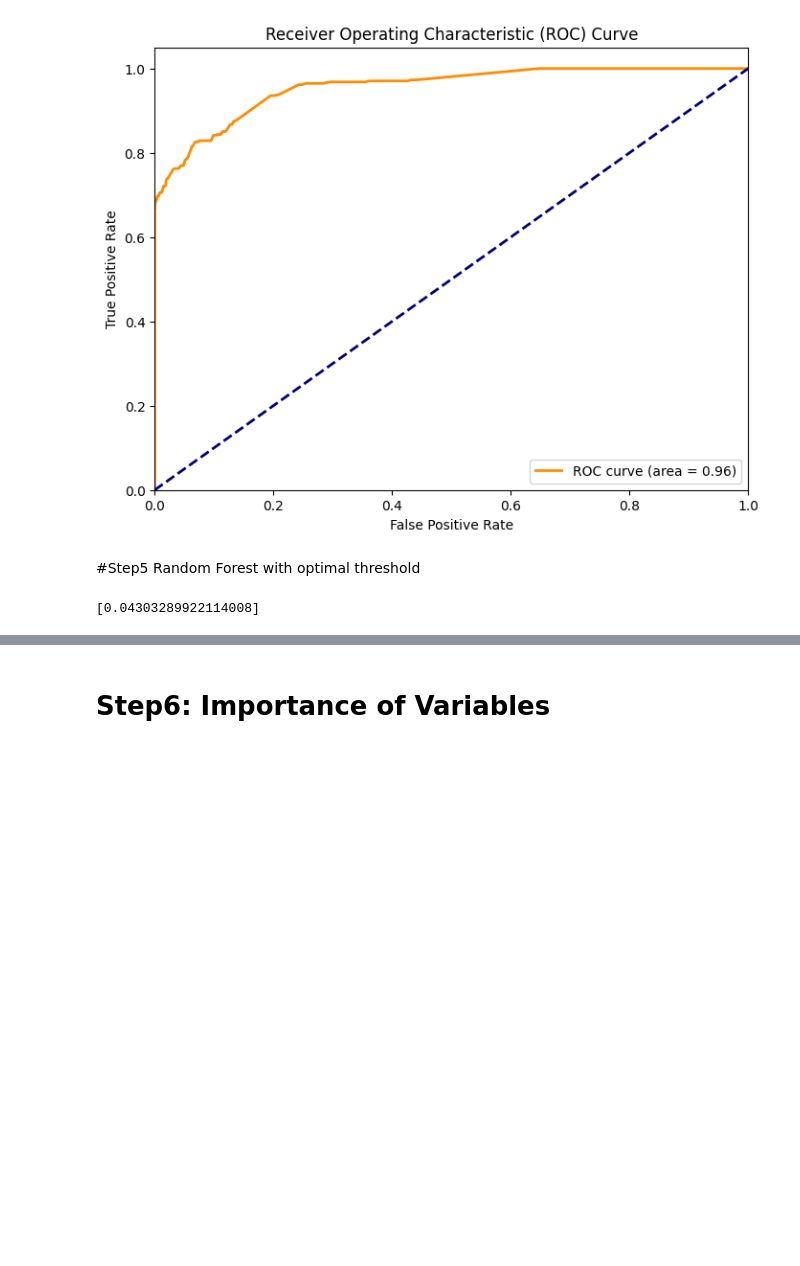
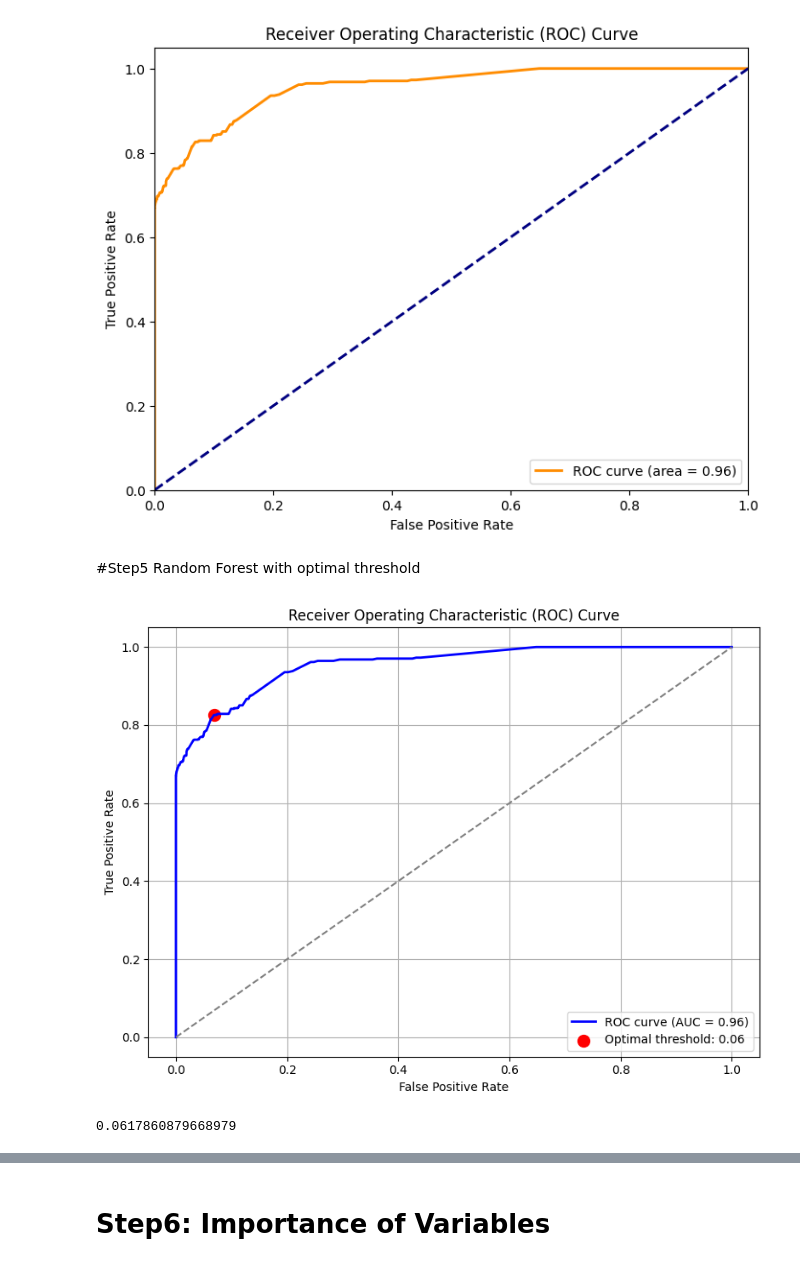
Before and after one commit to Youjian-Huang/ALY_6110_Assignment, a Jupyter notebook: Final_Project.ipynb, the cells around one changed output, grey strips where cells are left out. Drawn from its saved outputs; the diff is of its cells as text; code cells hidden in the pictures; blank space fills up the shorter version.

```diff
--- a/Final_Project.ipynb
+++ b/Final_Project.ipynb
@@ -352,42 +363,35 @@ plot_roc_curve(model, test_df)
 # %%
 # Define Function for finding optimal threshold
 from sklearn.metrics import roc_curve
 
-def select_prob_cutoff(self, y_true, y_probs, plot=False):
+def select_prob_cutoff(y_true, y_probs, plot=False):
 
-        fpr, tpr, threshold = roc_curve(y_true, y_probs)
-        i = np.arange(len(tpr))
-        roc = pd.DataFrame(
-            {
-                "tf": pd.Series(tpr - (1 - fpr), index=i),
-                "threshold": pd.Series(threshold, index=i),
-            }
-        )
-        roc_t = roc.loc[(roc.tf - 0).abs().argsort()[:1]]
+    fpr, tpr, thresholds = roc_curve(y_true, y_probs)
+    optimal_idx = np.argmax(tpr - fpr)
+    optimal_threshold = thresholds[optimal_idx]
 
-        if plot == True:
-            png_path = "Threshold_ROC.png"
+    if plot:
+        roc_auc = roc_auc_score(y_true, y_probs)
+        plt.figure(figsize=(8, 6))
+        plt.plot(fpr, tpr, color='blue', lw=2, label=f'ROC curve (AUC = {roc_auc:.2f})')
+        plt.plot([0, 1], [0, 1], color='gray', linestyle='--')
+        plt.scatter(fpr[optimal_idx], tpr[optimal_idx], marker='o', color='red', label=f'Optimal threshold: {optimal_threshold:.2f}', s=100)
+        plt.xlabel('False Positive Rate')
+        plt.ylabel('True Positive Rate')
+        plt.title('Receiver Operating Characteristic (ROC) Curve')
+        plt.legend(loc='best')
+        plt.grid(True)
+        plt.tight_layout()
+        plt.show()
 
-            roc["fpr"] = pd.Series(fpr, index=i)
-            roc["tpr"] = pd.Series(tpr, index=i)
-            roc["1-fpr"] = pd.Series(1 - fpr, index=i)
-            fig, ax = plt.subplots()
-            plt.plot(roc["tpr"], label="tpr")
-            plt.plot(roc["1-fpr"], label="1-fpr")
-            plt.legend(loc="best")
-            plt.xlabel("1-False Positive Rate")
-            plt.ylabel("True Positive Rate")
-            plt.title("Receiver Operating Characteristics")
-            plt.tight_layout()
-            plt.savefig(png_path, dpi=250)
-
-        return list(roc_t["threshold"])
+    return optimal_threshold
 
 y_true = predictions1.select("diabetes").rdd.map(lambda x: x[0]).collect()
 y_probs = predictions1.select("probabilities").rdd.map(lambda x: x[0][1]).collect()
 
 # Finding optimal threshold
-select_prob_cutoff(predictions1, y_true, y_probs, plot=False)
+select_prob_cutoff(y_true, y_probs, plot=True)
 # %% [output]
+[figure, added]
-[0.04303289922114008]
+0.0617860879668979
 # %%
```
Also changed, not shown: parts of 4 cells of this notebook.
